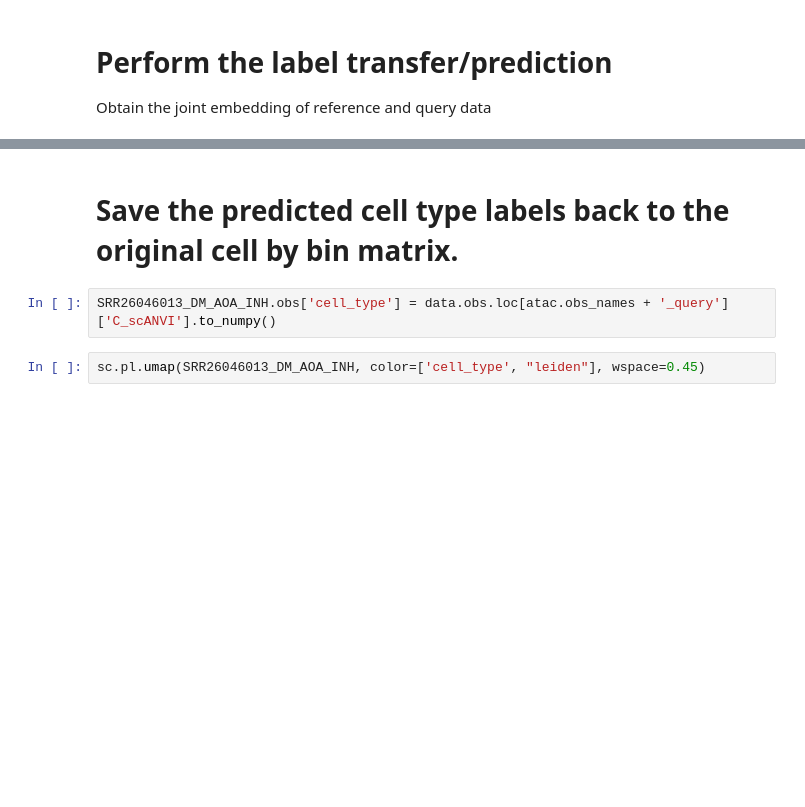
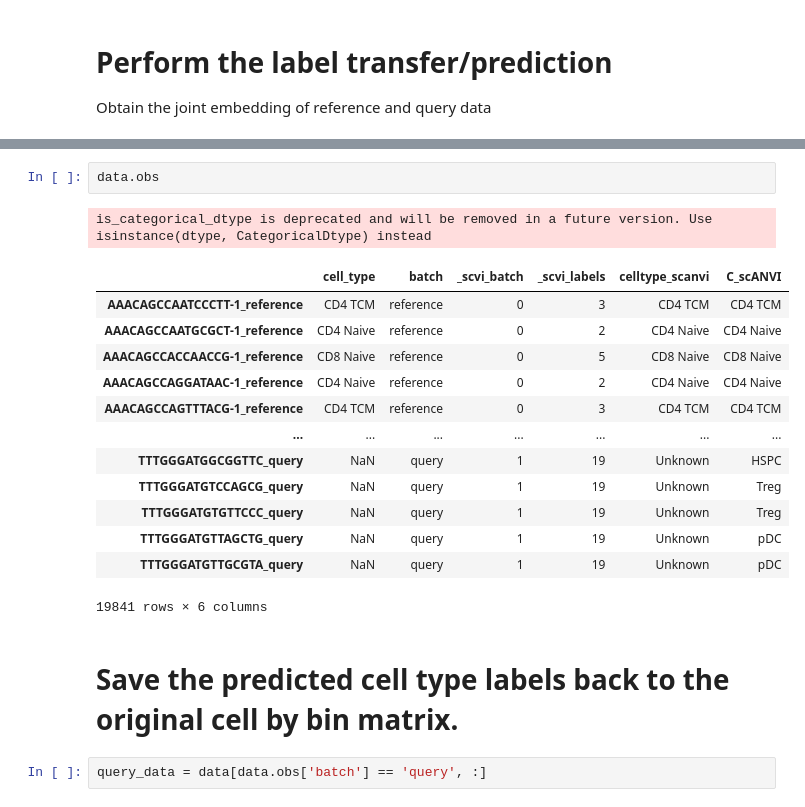
Before and after one commit to Droslj/scATAC-seq-complete-, a Jupyter notebook: scATAC_seq_(1)_complete.ipynb, the cells around one changed output, grey strips where cells are left out. Cells and saved outputs as stored; diff of their text form; blank space fills up the shorter version.

```diff
--- a/scATAC_seq_(1)_complete.ipynb
+++ b/scATAC_seq_(1)_complete.ipynb
@@ -559,6 +571,21 @@ sc.pl.umap(data, color=['C_scANVI', "batch"], wspace=0.45)
+# %%
+data.obs
+# %% [output]
+is_categorical_dtype is deprecated and will be removed in a future version. Use isinstance(dtype, CategoricalDtype) instead
+|  | cell_type | batch | _scvi_batch | _scvi_labels | celltype_scanvi | C_scANVI |
+| AAACAGCCAATCCCTT-1_reference | CD4 TCM | reference | 0 | 3 | CD4 TCM | CD4 TCM |
+| AAACAGCCAATGCGCT-1_reference | CD4 Naive | reference | 0 | 2 | CD4 Naive | CD4 Naive |
+| AAACAGCCACCAACCG-1_reference | CD8 Naive | reference | 0 | 5 | CD8 Naive | CD8 Naive |
+| AAACAGCCAGGATAAC-1_reference | CD4 Naive | reference | 0 | 2 | CD4 Naive | CD4 Naive |
+| AAACAGCCAGTTTACG-1_reference | CD4 TCM | reference | 0 | 3 | CD4 TCM | CD4 TCM |
+| ... | ... | ... | ... | ... | ... | ... |
+| TTTGGGATGGCGGTTC_query | NaN | query | 1 | 19 | Unknown | HSPC |
+| TTTGGGATGTCCAGCG_query | NaN | query | 1 | 19 | Unknown | Treg |
+| TTTGGGATGTGTTCCC_query | NaN | query | 1 | 19 | Unknown | Treg |
+| TTTGGGATGTTAGCTG_query | NaN | query | 1 | 19 | Unknown | pDC |
+| TTTGGGATGTTGCGTA_query | NaN | query | 1 | 19 | Unknown | pDC |
+19841 rows × 6 columns
 # %% [markdown]
 # Save the predicted cell type labels back to the original cell by bin matrix.
-# %%
-SRR26046013_DM_AOA_INH.obs['cell_type'] = data.obs.loc[atac.obs_names + '_query']['C_scANVI'].to_numpy()
-# %%
-sc.pl.umap(SRR26046013_DM_AOA_INH, color=['cell_type', "leiden"], wspace=0.45)
+# %%
+query_data = data[data.obs['batch'] == 'query', :]
```
Also changed, not shown: parts of 5 cells of this notebook.
